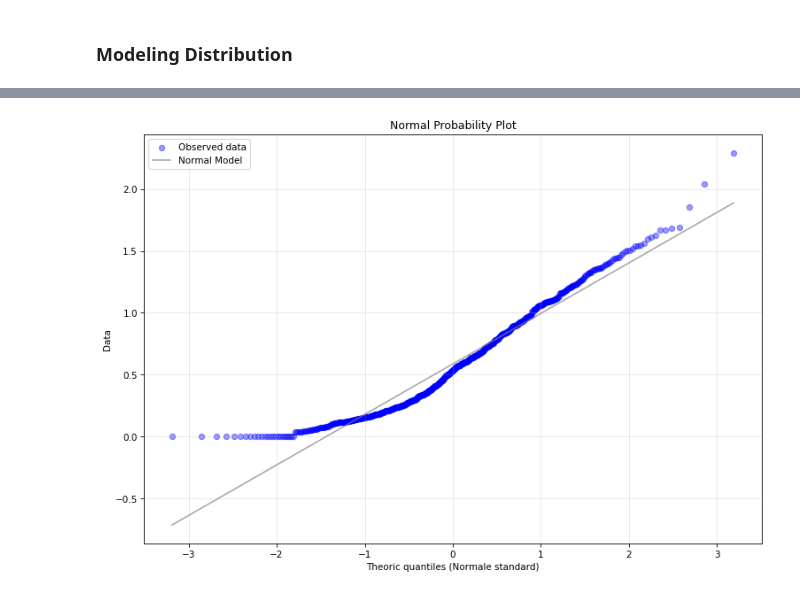
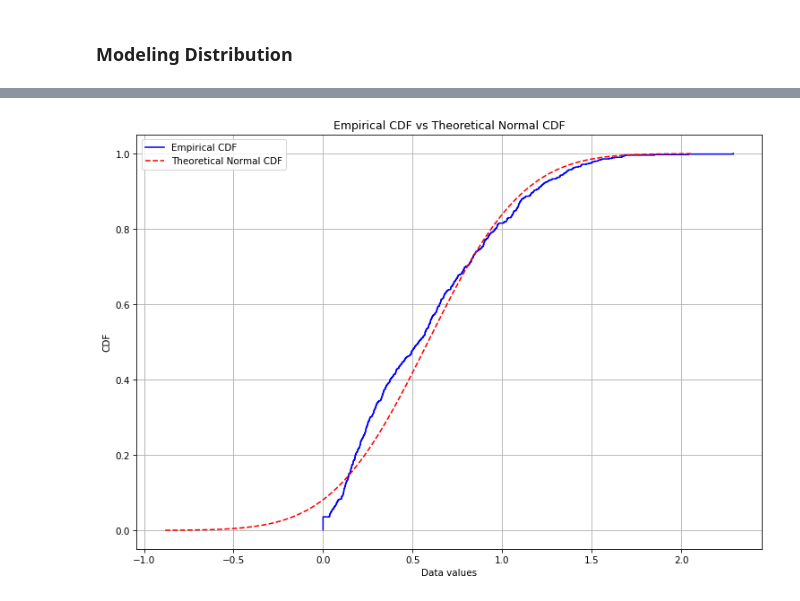
Before and after one commit to thedanicode24/moneypuck-data, a Jupyter notebook: skaters/goals-per-60.ipynb, the cells around one changed output, grey strips where cells are left out. Drawn from its saved outputs; the diff is of its cells as text; code cells hidden in the pictures.

Commit message:
continuous distribution models (normal)

```diff
--- a/skaters/goals-per-60.ipynb
+++ b/skaters/goals-per-60.ipynb
@@ -137,4 +133,4 @@ da.plot_cdf_with_normal(df_goals[feature])
-# %%
-da.normal_probability_plot(df_goals[feature])
-# %% [output]
-[figure, removed]
+# %%
+cdm.plot_empirical_vs_normal_cdf(df_goals[feature])
+# %% [output]
+[figure, added]
```
Also changed, not shown: parts of 7 cells of this notebook, 4 other files.
